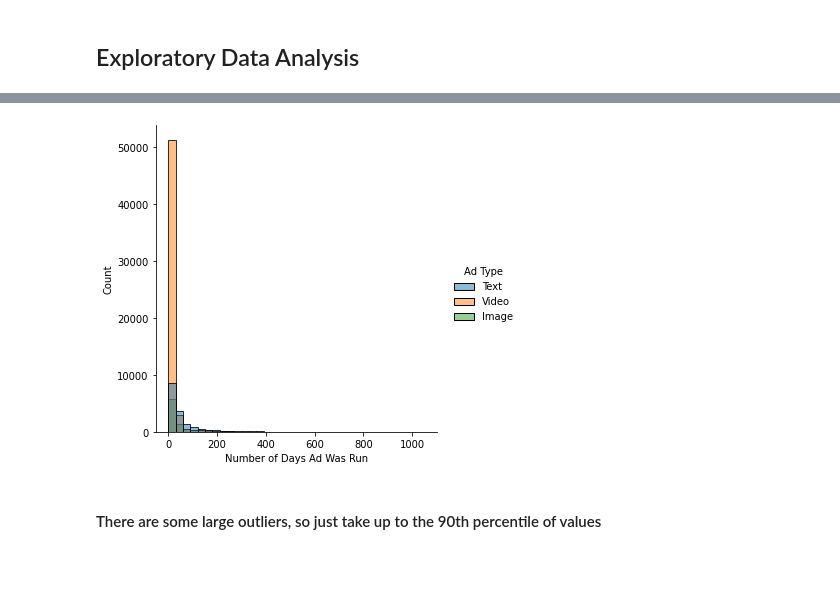
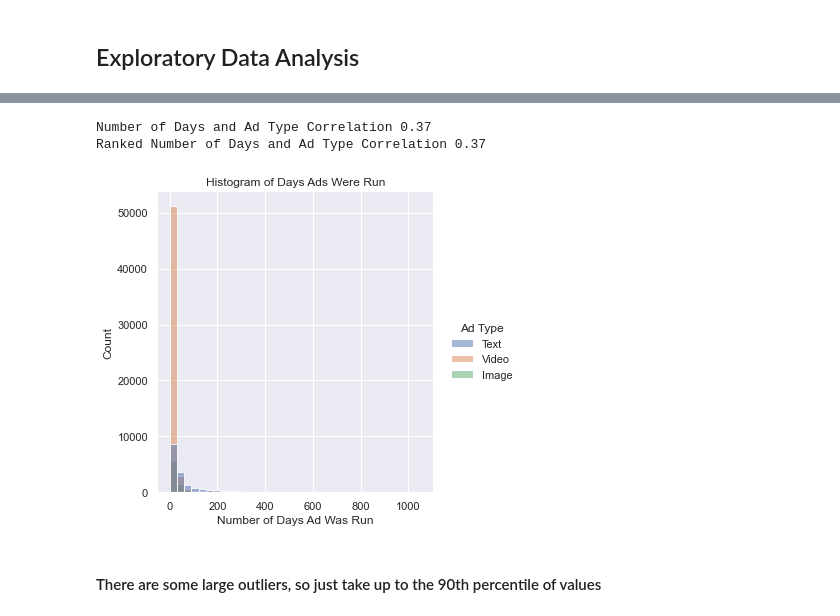
Before and after one commit to esalamon17/Google-Political-Ads, a Jupyter notebook: testing datasetst.ipynb, the cells around one changed output, grey strips where cells are left out. Saved outputs shown, nothing was run; the diff lists cells and outputs as text; code cells hidden in the pictures; blank space fills up the shorter version.

```diff
--- a/testing datasetst.ipynb
+++ b/testing datasetst.ipynb
@@ -229,4 +245,5 @@ graphs, correlations, etc
 # %%
 import seaborn as sns
-plt.rcParams['figure.figsize'] = (12.0, 8.0)
+sns.set(rc = {'figure.figsize':(15,8)})
 data = pd.read_csv('final_dataframe.csv')
+data.head()
@@ -233,9 +269,16 @@ data = pd.read_csv('final_dataframe.csv')
+# %%
+print('Number of Days and Ad Type Correlation {:.2f}'.format(data['Num_of_Days'].corr(data['Ad_Type_Code'], method = 'spearman')))
+print('Ranked Number of Days and Ad Type Correlation {:.2f}'.format(data['Num_of_Days'].rank().corr(data['Ad_Type_Code'], method = 'spearman')))
+# %% [output]
+Number of Days and Ad Type Correlation 0.37
+Ranked Number of Days and Ad Type Correlation 0.37
 # %%
 p = sns.displot(x = 'Num_of_Days', data = data, binwidth = 30, hue = 'Ad_Type');
 plt.xlabel('Number of Days Ad Was Run');
-p._legend.set_title('Ad Type')
+p._legend.set_title('Ad Type');
+plt.title('Histogram of Days Ads Were Run');
 # %% [output]
-[figure, old version]
+[figure, new version]
 # %% [markdown]
 #### There are some large outliers, so just take up to the 90th percentile of values
 # %%
```
Also changed, not shown: parts of 21 cells of this notebook.
